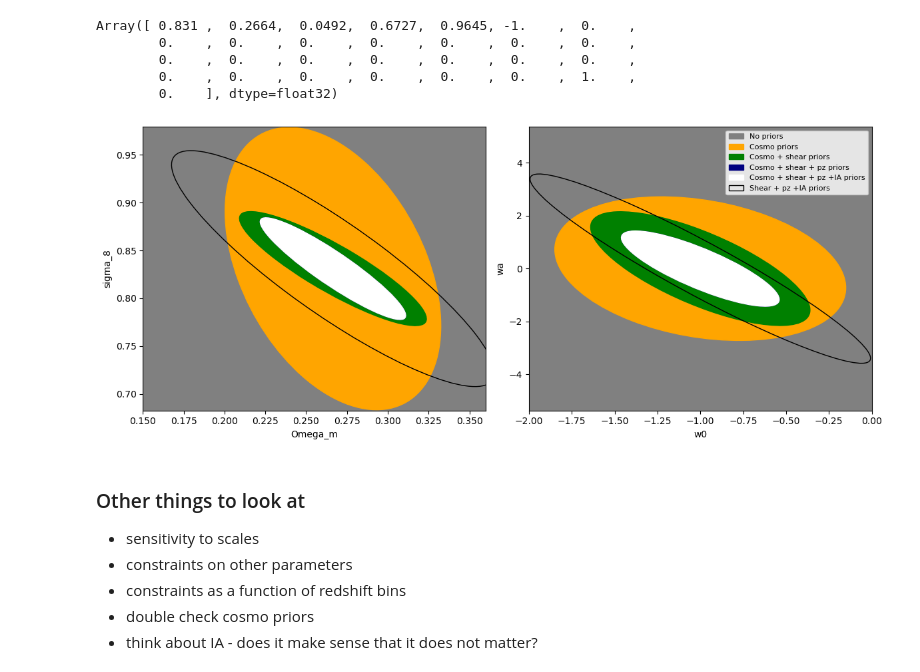
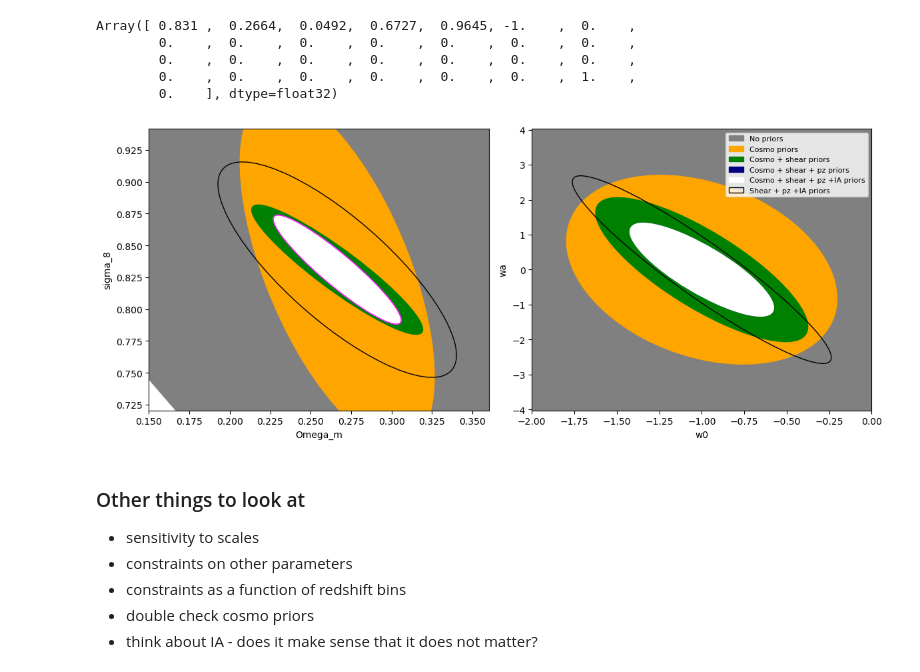
Before and after one commit to chihway/roman_pz, a Jupyter notebook: notebooks/Roman_reference_cosmicshear.ipynb, the cells around one changed output. Drawn from its saved outputs; the diff is of its cells as text; code cells hidden in the pictures.

```diff
--- a/notebooks/Roman_reference_cosmicshear.ipynb
+++ b/notebooks/Roman_reference_cosmicshear.ipynb
@@ -70,21 +69,28 @@ xlim(0,4)
 ##  Let's build  a model for C_ell
 # %%
 # First, let's define a function to go to and from a 1d parameter vector
+# def get_params_vec(cosmo, m, dz, ia):
+#     m1, m2, m3, m4, m5, m6, m7, m8, m9, m10 = m
+#     dz1, dz2, dz3, dz4, dz5, dz6, dz7, dz8, dz9, dz10 = dz
+#     A, eta = ia
+#     return np.array([
+#         # Cosmological parameters
+#         cosmo.sigma8, cosmo.Omega_c, cosmo.Omega_b,
+#         cosmo.h, cosmo.n_s, cosmo.w0, cosmo.wa,
+#         # Shear systematics
+#         m1, m2, m3, m4, m5, m6, m7, m8, m9, m10,
+#         # Photoz systematics
+#         dz1, dz2, dz3, dz4, dz5, dz6, dz7, dz8, dz9, dz10,
+#         # IA model
+#         A, eta,
+#     ])
+
 def get_params_vec(cosmo, m, dz, ia):
-    m1, m2, m3, m4, m5, m6, m7, m8, m9, m10 = m
-    dz1, dz2, dz3, dz4, dz5, dz6, dz7, dz8, dz9, dz10 = dz
-    A, eta = ia
+
     return np.array([
         # Cosmological parameters
         cosmo.sigma8, cosmo.Omega_c, cosmo.Omega_b,
-        cosmo.h, cosmo.n_s, cosmo.w0, cosmo.wa,
-        # Shear systematics
-        m1, m2, m3, m4, m5, m6, m7, m8, m9, m10,
-        # Photoz systematics
-        dz1, dz2, dz3, dz4, dz5, dz6, dz7, dz8, dz9, dz10,
-        # IA model
-        A, eta,
-    ])
+        cosmo.h, cosmo.n_s, cosmo.w0, cosmo.wa] + m + dz + ia).flatten()
 
 def unpack_params_vec(params):
     # Retrieve cosmology
@@ -122,7 +128,7 @@ unpack_params_vec(p)
 # %%
 # Define some ell range
 ell_min = 20
-ell_max = 500
+ell_max = 1000
 ell = np.logspace(np.log10(ell_min), np.log10(ell_max))
 #ell = np.logspace(np.log10(20), np.log10(500))
 
@@ -469,3 +473,5 @@ def plot_contours(fisher, pos, i, j, nstd=1., ax=None, resize=False, **kwargs):
+# %%
+fisher_ext = np.load('../scripts/reference_10bin.npz')['F_wprior']
 # %%
 fid_params
 # %% [output]
@@ -480,34 +486,35 @@ figure(figsize=(12,5))
 subplot(121)
 plot_contours(F_noprior, fid_params, 1, 0, resize=True, color='grey', label='No priors')
 plot_contours(F_cosmoprior, fid_params, 1, 0, resize=True, color='orange', label='Cosmo priors')
 plot_contours(F_cosmoshearprior, fid_params, 1, 0, resize=True, color='g', label='Cosmo + shear priors')
 plot_contours(F_cosmoshearpzprior, fid_params, 1, 0, resize=True, color='navy', label='Cosmo + shear + pz priors')
 plot_contours(F_romanprior, fid_params, 1, 0, resize=True, color='w', label='Cosmo + shear + pz +IA priors')
 plot_contours(F_nocosmoprior, fid_params, 1, 0, resize=True, color='k', lw=1, fc='none', label='Shear + pz +IA priors')
+plot_contours(fisher_ext, fid_params, 1, 0, fc='none', color='magenta', label='test')
 
 xlabel('Omega_m')
 ylabel('sigma_8')
 # legend(loc=1, fontsize=8)
 xlim(0.15, 0.36)
 
 subplot(122)
 plot_contours(F_noprior, fid_params, 5, 6, resize=True, color='grey', label='No priors')
 plot_contours(F_cosmoprior, fid_params, 5, 6, resize=True, color='orange', label='Cosmo priors')
 plot_contours(F_cosmoshearprior, fid_params, 5, 6, resize=True, color='g', label='Cosmo + shear priors')
 plot_contours(F_cosmoshearpzprior, fid_params, 5, 6, resize=True, color='navy', label='Cosmo + shear + pz priors')
 plot_contours(F_romanprior, fid_params, 5, 6, resize=True, color='w', label='Cosmo + shear + pz +IA priors')
 plot_contours(F_nocosmoprior, fid_params, 5, 6, resize=True, color='k', lw=1, fc='none', label='Shear + pz +IA priors')
 
 xlabel('w0')
 ylabel('wa')
 legend(loc=1, fontsize=8)
 xlim(-2, 0)
 
 tight_layout()
 
 savefig('reference_'+str(ell_min)+'_'+str(ell_max)+'.png')
 # %% [output]
-[figure, old version]
+[figure, new version]
 # %% [markdown]
 ### Other things to look at
 * sensitivity to scales
```
Also changed, not shown: parts of 7 cells of this notebook, 2 other files.
